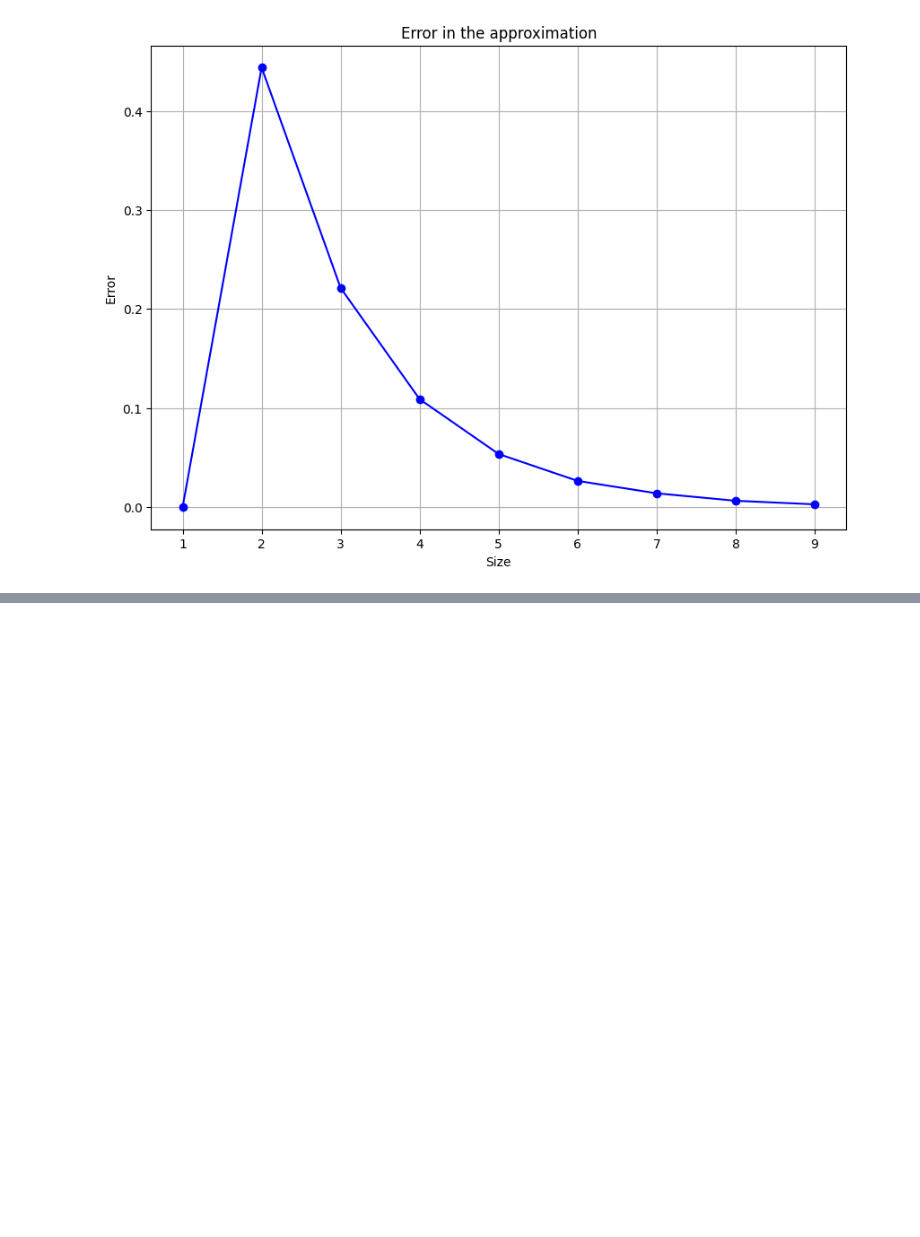
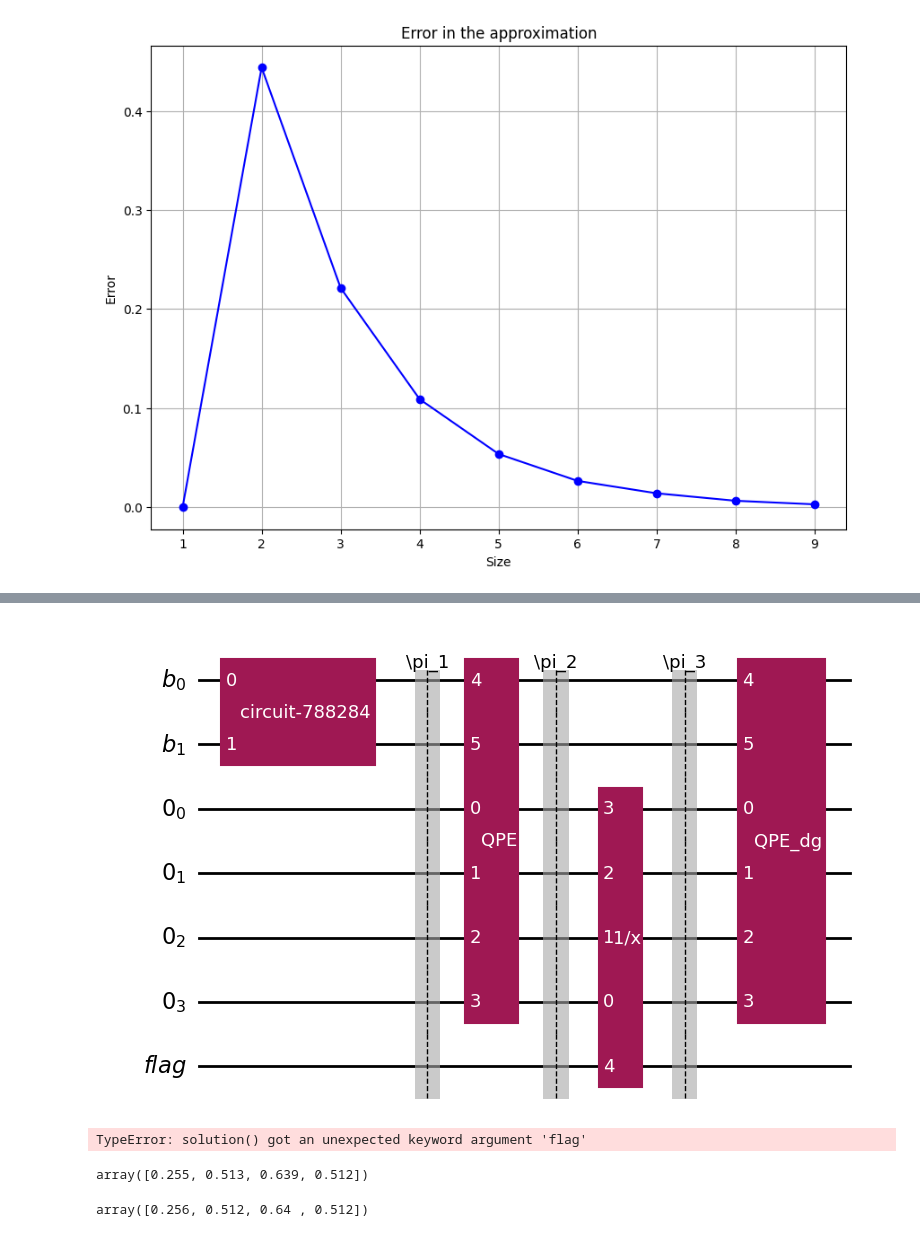
Before and after one commit to Nicofero/CITMAGA, a Jupyter notebook: b_side_approx.ipynb, the cells around one changed output, grey strips where cells are left out. Saved outputs shown, nothing was run; the diff lists cells and outputs as text; code cells hidden in the pictures; blank space fills up the shorter version.

```diff
--- a/b_side_approx.ipynb
+++ b/b_side_approx.ipynb
@@ -363,0 +586,20 @@ plt.show()
+# %%
+vector = np.array(b_from_func('x',4))
+matrix = tridiag_matrix(2,-1,4)
+hhl2,_ = build_circuit_test(matrix,vector,flag=True)
+hhl2.decompose(reps=0).draw('mpl')
+# %% [output]
+[figure, added]
+# %%
+print(solution(hhl,flag=True))
+# %% [output]
+TypeError: solution() got an unexpected keyword argument 'flag'
+# %%
+solution(hhl2)
+# %% [output]
+array([0.255, 0.513, 0.639, 0.512])
+# %%
+s=np.linalg.solve(matrix,np.array(b_from_func('x',4)))
+s/np.linalg.norm(s)
+# %% [output]
+array([0.256, 0.512, 0.64 , 0.512])
```
Also changed, not shown: parts of 11 cells of this notebook, 2 other files.
